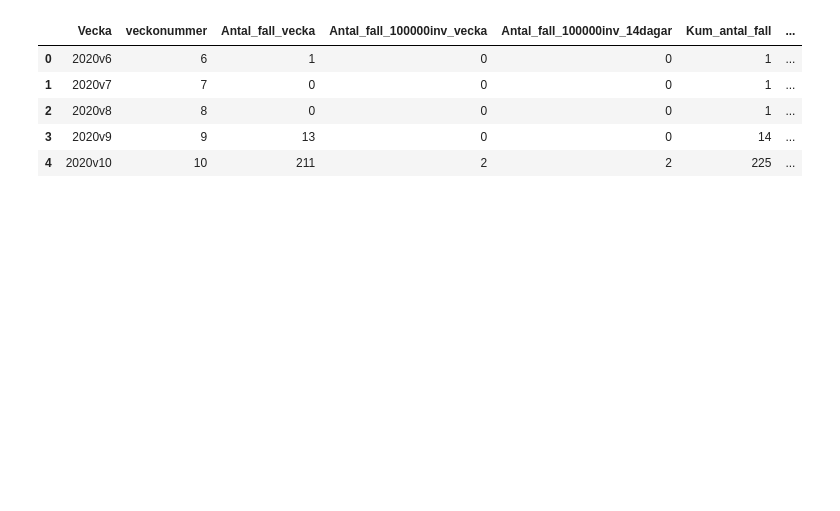
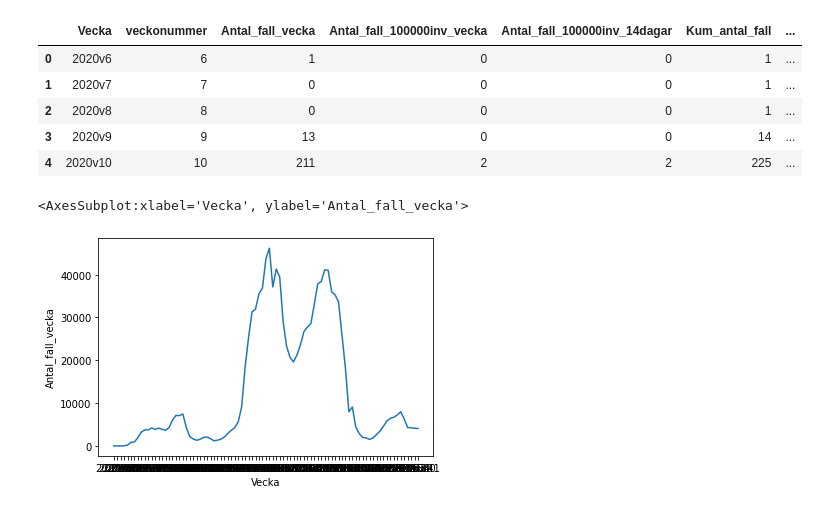
Before and after one commit to FHegardt/Databehandling_Fredrik_Hegardt, a Jupyter notebook: Labb1/Uppgift1_covid_data.ipynb, the cells around one changed output. Saved outputs shown, nothing was run; the diff lists cells and outputs as text; code cells hidden in the pictures; blank space fills up the shorter version.

Commit message:
added plots

```diff
--- a/Labb1/Uppgift1_covid_data.ipynb
+++ b/Labb1/Uppgift1_covid_data.ipynb
@@ -61,3 +60,11 @@ import plotly_express as px
 
 fig = px.line(clean_s_d_v_r, x= "Vecka", y = "Antal_fall_vecka", title= "Antal Covid-19 fall per vecka")
 fig.show()
+# %%
+import matplotlib.pyplot as plt
+import seaborn as sns
+
+sns.lineplot(data = clean_s_d_v_r, x = "Vecka", y = "Antal_fall_vecka")
+# %% [output]
+<AxesSubplot:xlabel='Vecka', ylabel='Antal_fall_vecka'>
+[figure, added]
```
Also changed, not shown: parts of 3 cells of this notebook.
